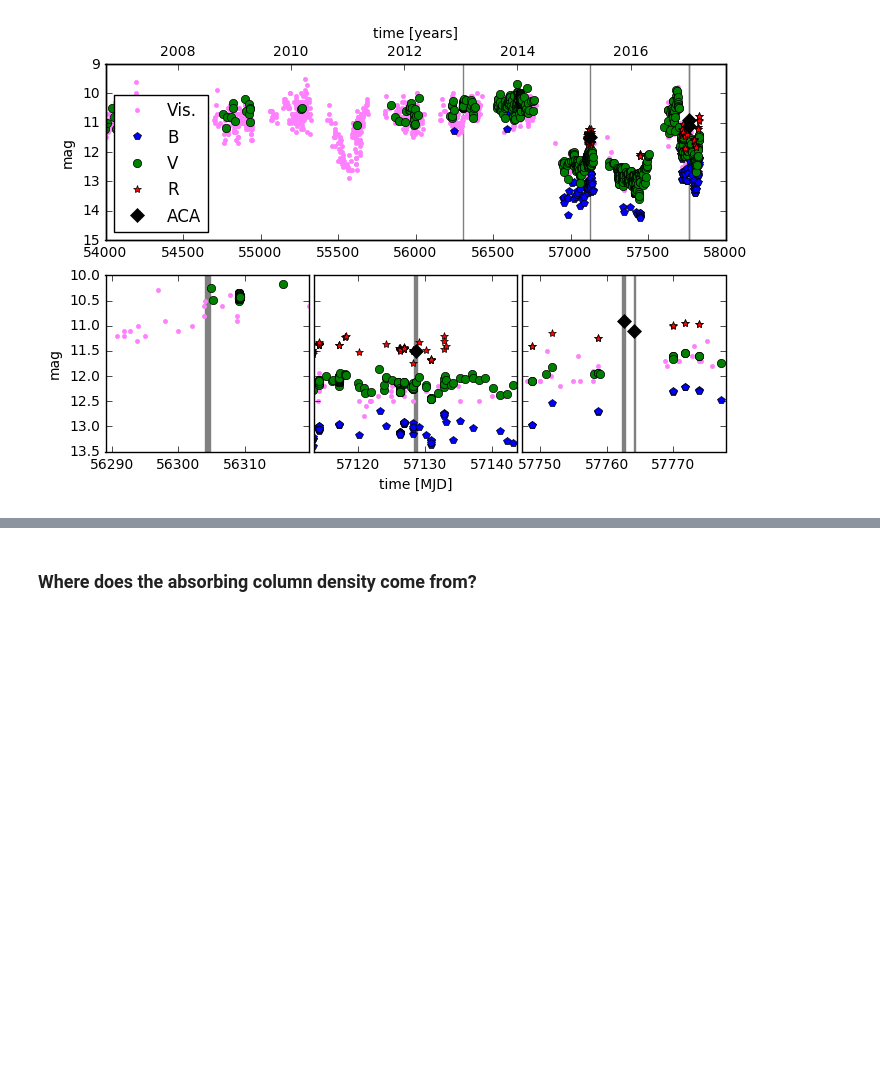
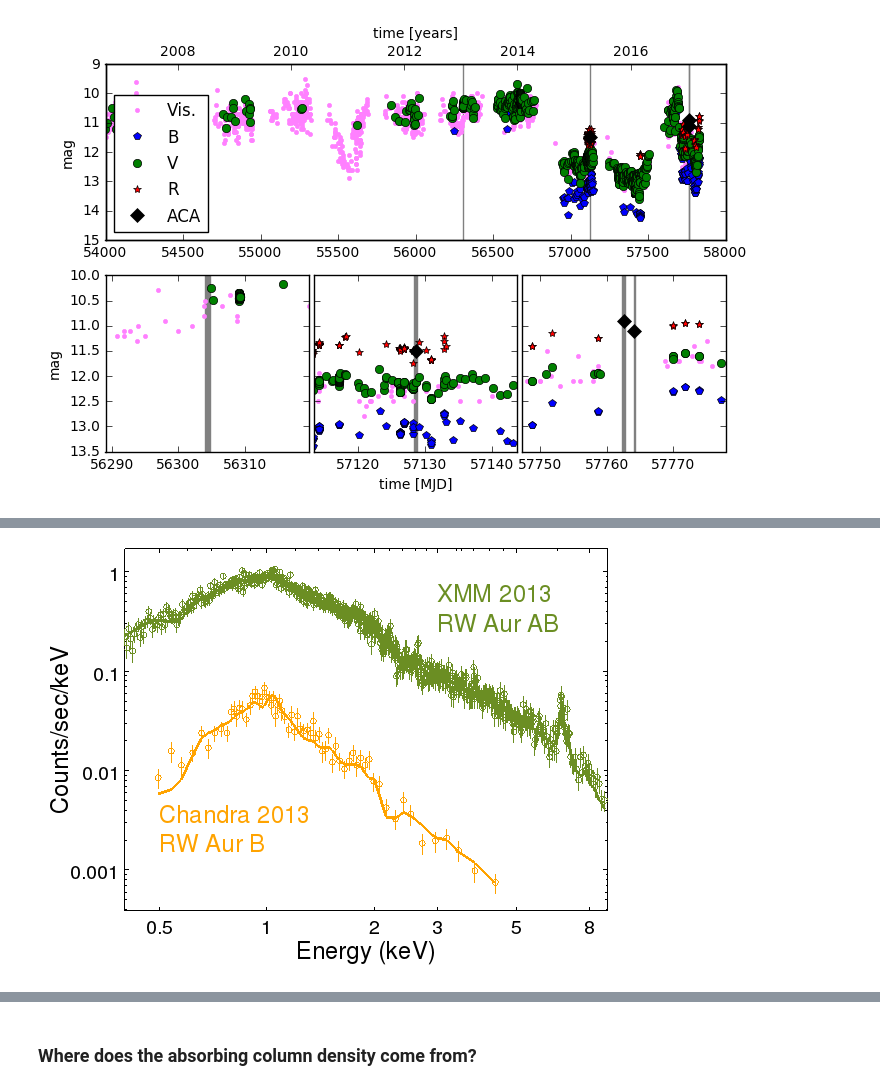
Before and after one commit to hamogu/RWAur, a Jupyter notebook: article.ipynb, the cells around one changed output, grey strips where cells are left out. Drawn from its saved outputs; the diff is of its cells as text; code cells hidden in the pictures; blank space fills up the shorter version.

```diff
--- a/article.ipynb
+++ b/article.ipynb
@@ -544,0 +782,4 @@ Both datasets observed in 2017 are fitted to the same model using ungrouped data
+# %%
+IPython.display.Image(filename=os.path.join(figout, 'specB.png'))
+# %% [output]
+[figure, added]
```
Also changed, not shown: parts of 86 cells of this notebook, 4 other files.
